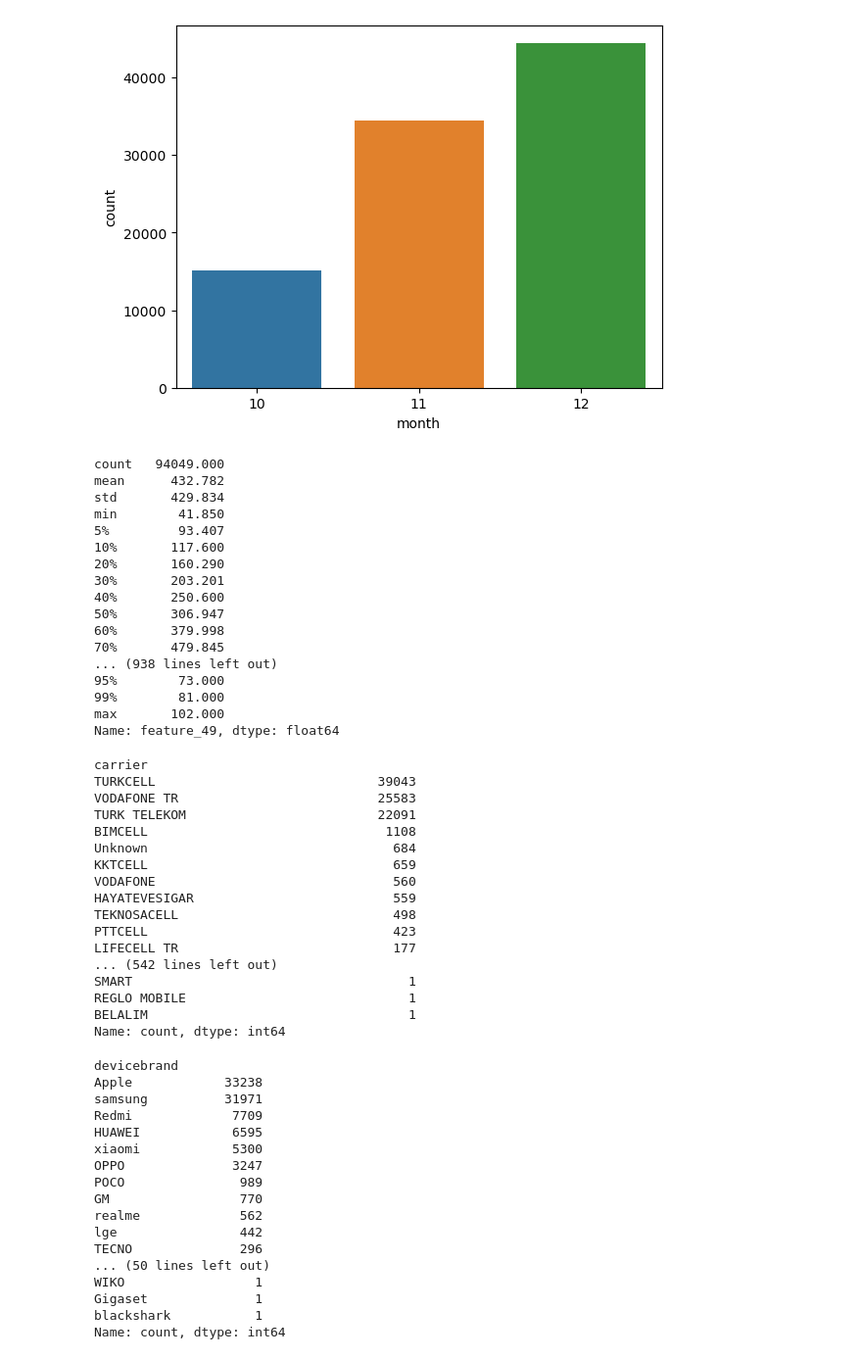
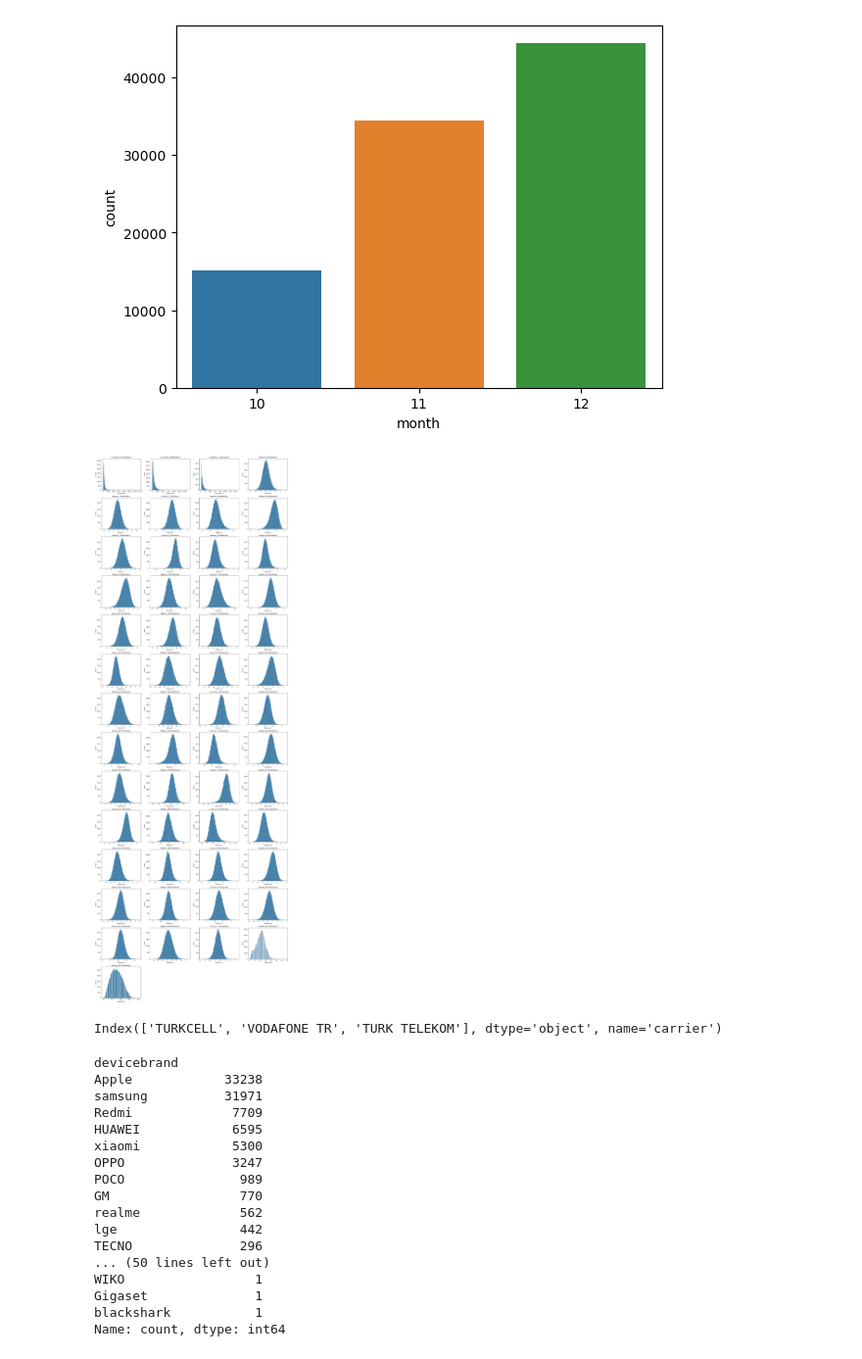
Before and after one commit to yuuIind/is-bankasi-ML-challenge-5, a Jupyter notebook: menu_pred.ipynb, the cells around one changed output. Shown at 98% size. Cells and saved outputs as stored; diff of their text form; code cells hidden in the pictures.

```diff
--- a/menu_pred.ipynb
+++ b/menu_pred.ipynb
@@ -68,47 +72,29 @@ month
 10     15131 16.088
 ##########################################
 [figure]
-# %%
-for col in num_cols:
-    num_summary(df, col)
-# %% [output]
-count   94049.000
-mean      432.782
-std       429.834
-min        41.850
-5%         93.407
-10%       117.600
-20%       160.290
-30%       203.201
-40%       250.600
-50%       306.947
-60%       379.998
-70%       479.845
-... (938 lines left out)
-95%        73.000
-99%        81.000
-max       102.000
-Name: feature_49, dtype: float64
-# %%
-df["carrier"].value_counts()
-# %% [output]
-carrier
-TURKCELL                             39043
-VODAFONE TR                          25583
-TURK TELEKOM                         22091
-BIMCELL                               1108
-Unknown                                684
-KKTCELL                                659
-VODAFONE                               560
-HAYATEVESIGAR                          559
-TEKNOSACELL                            498
-PTTCELL                                423
-LIFECELL TR                            177
-... (542 lines left out)
-SMART                                    1
-REGLO MOBILE                             1
-BELALIM                                  1
-Name: count, dtype: int64
+# %%
+n_rows = len(num_cols) // 4 + (1 if len(num_cols) % 4 > 0 else 0)
+n_cols = 4
+fig, axs = plt.subplots(n_rows, n_cols, figsize=(20, n_cols * n_rows))
+
+for i, column in enumerate(num_cols):
+    row = i // n_cols
+    col = i % n_cols
+    sns.histplot(df[column], kde=False, ax=axs[row, col])
+    axs[row, col].set_title(f"{column} Distribution")
+
+for i in range(len(num_cols), n_rows * n_cols):
+    fig.delaxes(axs.flatten()[i])
+
+plt.tight_layout()
+plt.show()
+# %% [output]
+[figure, added]
+# %%
+carrier_list = df["carrier"].value_counts()[df["carrier"].value_counts() > 3000].index
+carrier_list
+# %% [output]
+Index(['TURKCELL', 'VODAFONE TR', 'TURK TELEKOM'], dtype='object', name='carrier')
 # %%
 df["devicebrand"].value_counts()
 # %% [output]
```
Also changed, not shown: parts of 24 cells of this notebook.
